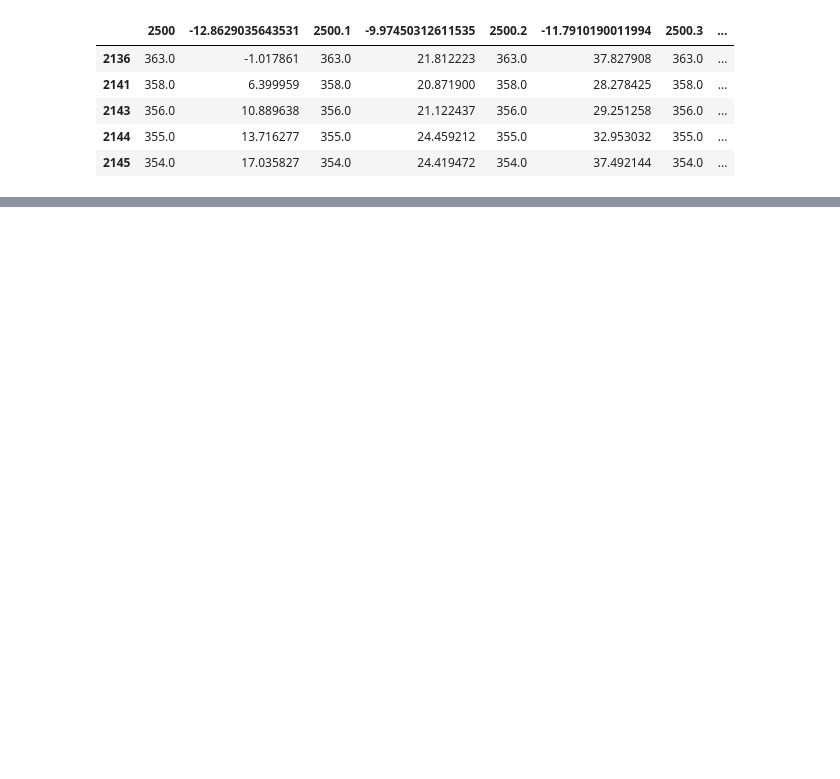
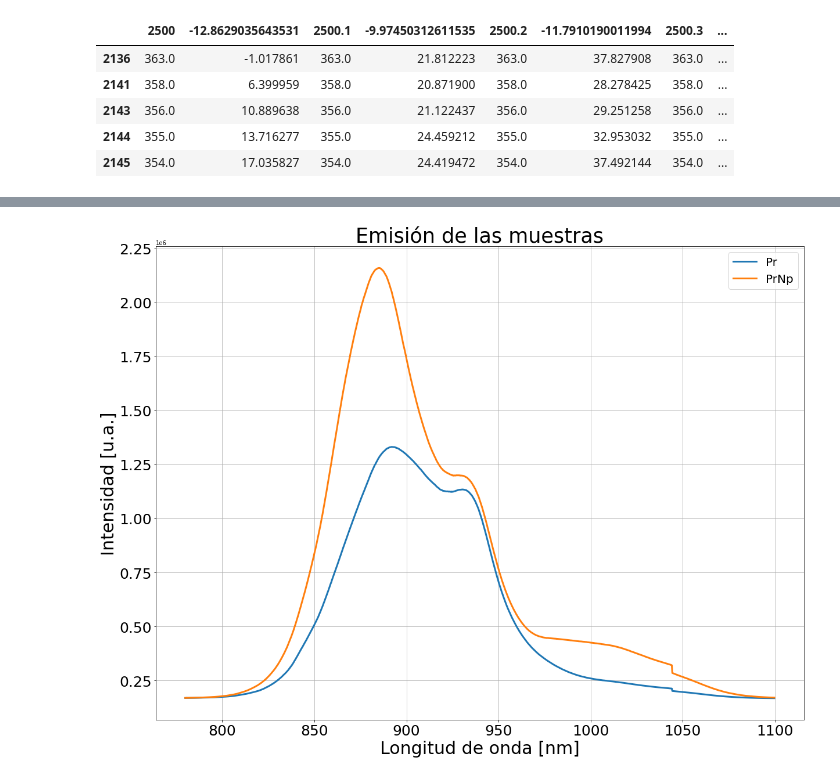
Before and after one commit to juanF9910/Rare_earths, a Jupyter notebook: absor.ipynb, the cells around one changed output, grey strips where cells are left out. Drawn from its saved outputs; the diff is of its cells as text; code cells hidden in the pictures; blank space fills up the shorter version.

```diff
--- a/absor.ipynb
+++ b/absor.ipynb
@@ -66,0 +118,8 @@ plt.show()
+# %%
+df2=pd.read_csv("data/emision1.csv")
+df3=pd.read_csv("data/emision2.csv")
+df2=df2.T.drop_duplicates().T
+df3=df3.T.drop_duplicates().T
+cols=['wl', "Pr", "PrNp"]
+df2.columns=cols
+df3.columns=cols
@@ -66,0 +150,16 @@ plt.show()
+# %%
+fig, ax=plt.subplots(1,1, figsize=(20,15))
+
+for i in range(1,3):
+    ax.plot(df2.iloc[:,0], df2.iloc[:,i], lw=3, label=df2.columns[i])
+
+ax.set_xlabel("Longitud de onda [nm]", fontsize=30)
+ax.set_ylabel("Intensidad [u.a.]", fontsize=30)
+ax.tick_params(axis='x', labelsize=25)
+ax.tick_params(axis='y', labelsize=25)
+ax.set_title("Emisión de las muestras", fontsize=35)
+ax.legend(fontsize=20)
+ax.grid()
+plt.show()
+# %% [output]
+[figure, added]
```
Also changed, not shown: parts of 19 cells of this notebook, 6 other files.
